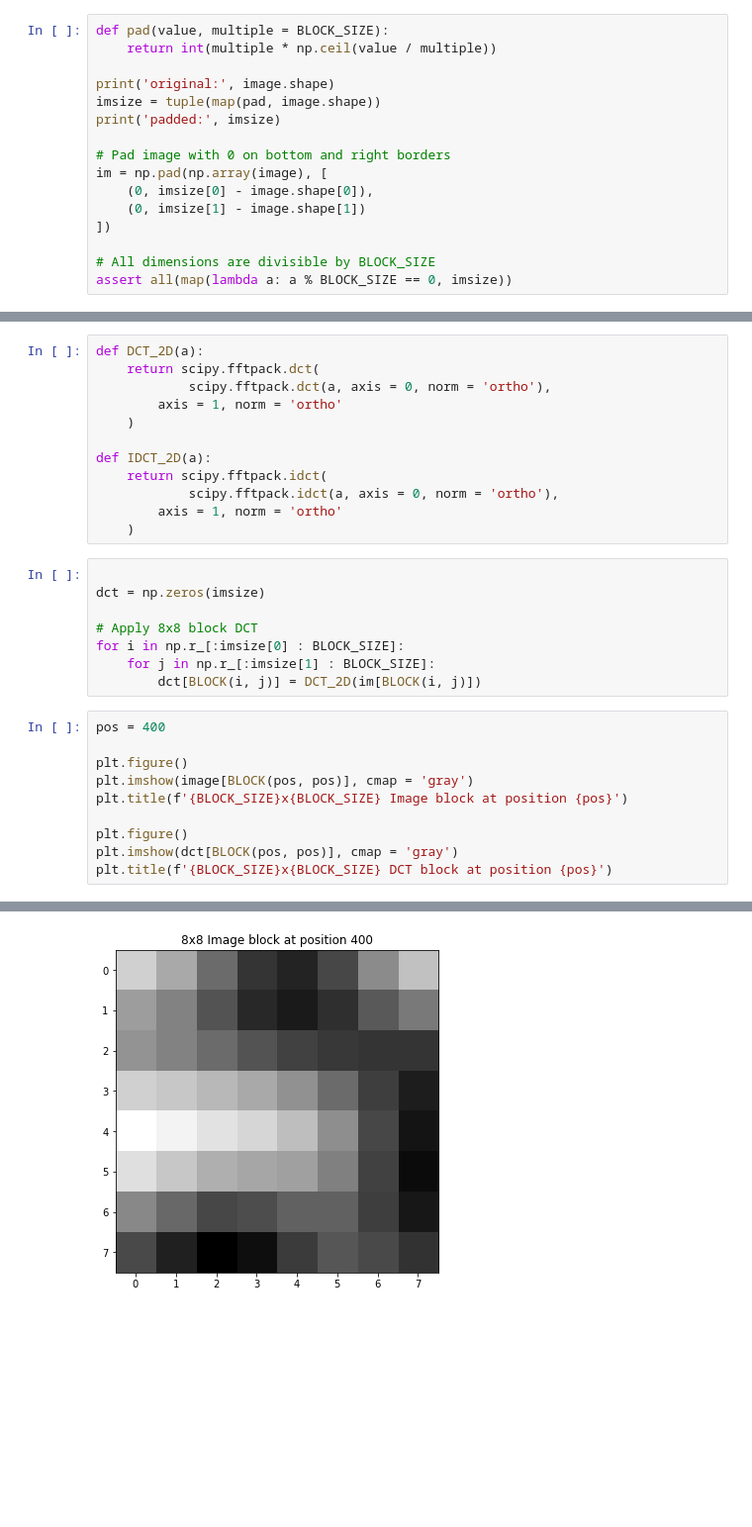
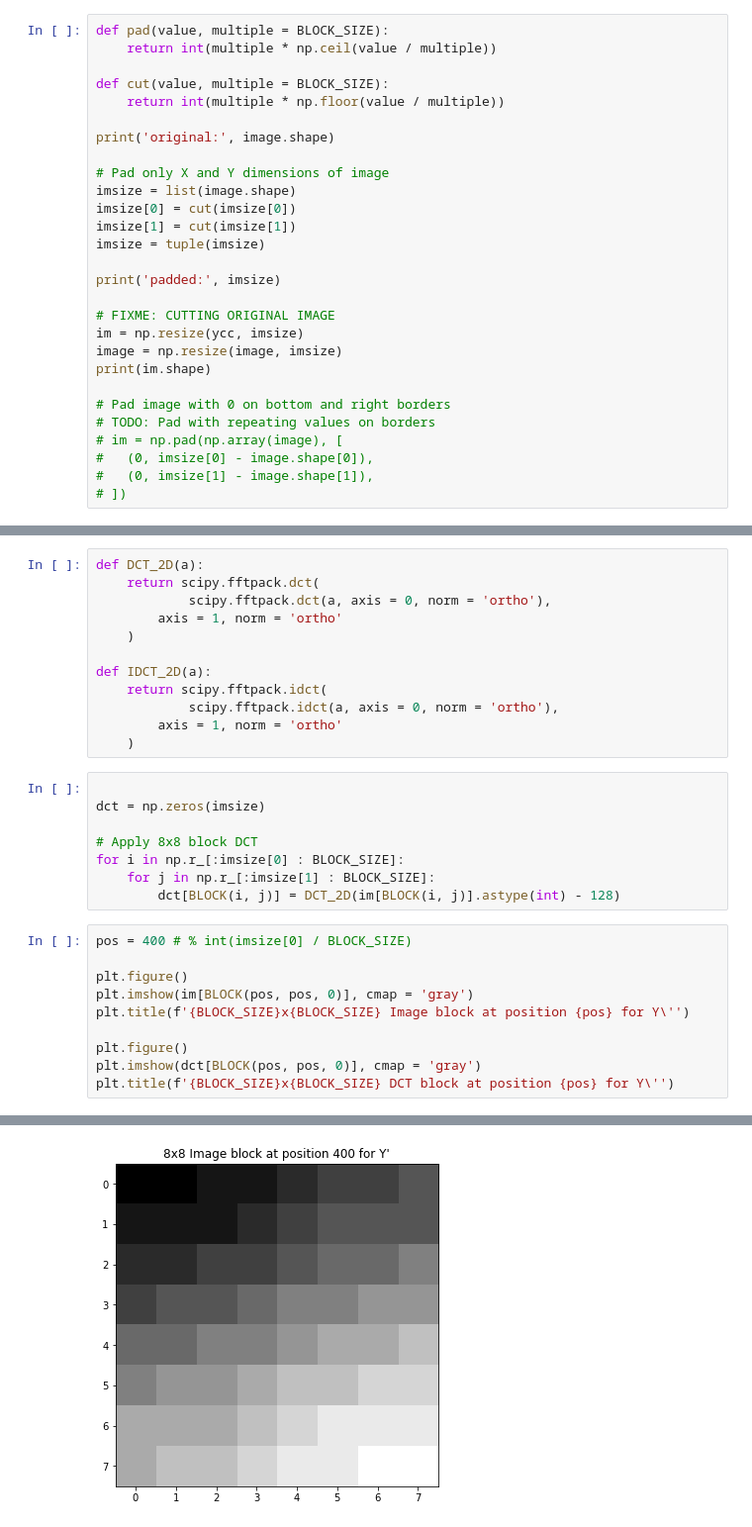
Before and after one commit to taaha-khan/2023-CompaCT-Image-Compression, a Jupyter notebook: notebooks/1.0-tk-dct-block.ipynb, the cells around one changed output, grey strips where cells are left out. Shown at 99% size. Cells and saved outputs as stored; diff of their text form; blank space fills up the shorter version.

```diff
--- a/notebooks/1.0-tk-dct-block.ipynb
+++ b/notebooks/1.0-tk-dct-block.ipynb
@@ -26,16 +78,28 @@ plt.imshow(image, cmap = 'gray')
 def pad(value, multiple = BLOCK_SIZE):
 	return int(multiple * np.ceil(value / multiple))
 
+def cut(value, multiple = BLOCK_SIZE):
+	return int(multiple * np.floor(value / multiple))
+
 print('original:', image.shape)
-imsize = tuple(map(pad, image.shape))
+
+# Pad only X and Y dimensions of image
+imsize = list(image.shape)
+imsize[0] = cut(imsize[0])
+imsize[1] = cut(imsize[1])
+imsize = tuple(imsize)
+
 print('padded:', imsize)
 
+# FIXME: CUTTING ORIGINAL IMAGE
+im = np.resize(ycc, imsize)
+image = np.resize(image, imsize)
+print(im.shape)
+
 # Pad image with 0 on bottom and right borders
-im = np.pad(np.array(image), [
-	(0, imsize[0] - image.shape[0]),
-	(0, imsize[1] - image.shape[1])
-])
-
-# All dimensions are divisible by BLOCK_SIZE
-assert all(map(lambda a: a % BLOCK_SIZE == 0, imsize))
+# TODO: Pad with repeating values on borders
+# im = np.pad(np.array(image), [
+# 	(0, imsize[0] - image.shape[0]),
+# 	(0, imsize[1] - image.shape[1]),
+# ])
 # %% [output]
@@ -60,15 +125,15 @@ dct = np.zeros(imsize)
 # Apply 8x8 block DCT
 for i in np.r_[:imsize[0] : BLOCK_SIZE]:
 	for j in np.r_[:imsize[1] : BLOCK_SIZE]:
-		dct[BLOCK(i, j)] = DCT_2D(im[BLOCK(i, j)])
+		dct[BLOCK(i, j)] = DCT_2D(im[BLOCK(i, j)].astype(int) - 128)
 # %%
-pos = 400
+pos = 400 # % int(imsize[0] / BLOCK_SIZE)
 
 plt.figure()
-plt.imshow(image[BLOCK(pos, pos)], cmap = 'gray')
-plt.title(f'{BLOCK_SIZE}x{BLOCK_SIZE} Image block at position {pos}')
+plt.imshow(im[BLOCK(pos, pos, 0)], cmap = 'gray')
+plt.title(f'{BLOCK_SIZE}x{BLOCK_SIZE} Image block at position {pos} for Y\'')
 
 plt.figure()
-plt.imshow(dct[BLOCK(pos, pos)], cmap = 'gray')
-plt.title(f'{BLOCK_SIZE}x{BLOCK_SIZE} DCT block at position {pos}')
+plt.imshow(dct[BLOCK(pos, pos, 0)], cmap = 'gray')
+plt.title(f'{BLOCK_SIZE}x{BLOCK_SIZE} DCT block at position {pos} for Y\'')
 # %% [output]
@@ -76 +141 @@ Text(0.5, 1.0, '8x8 DCT block at position 400')
-[figure, old version]
+[figure, new version]
```
Also changed, not shown: parts of 11 cells of this notebook, 2 other files.
